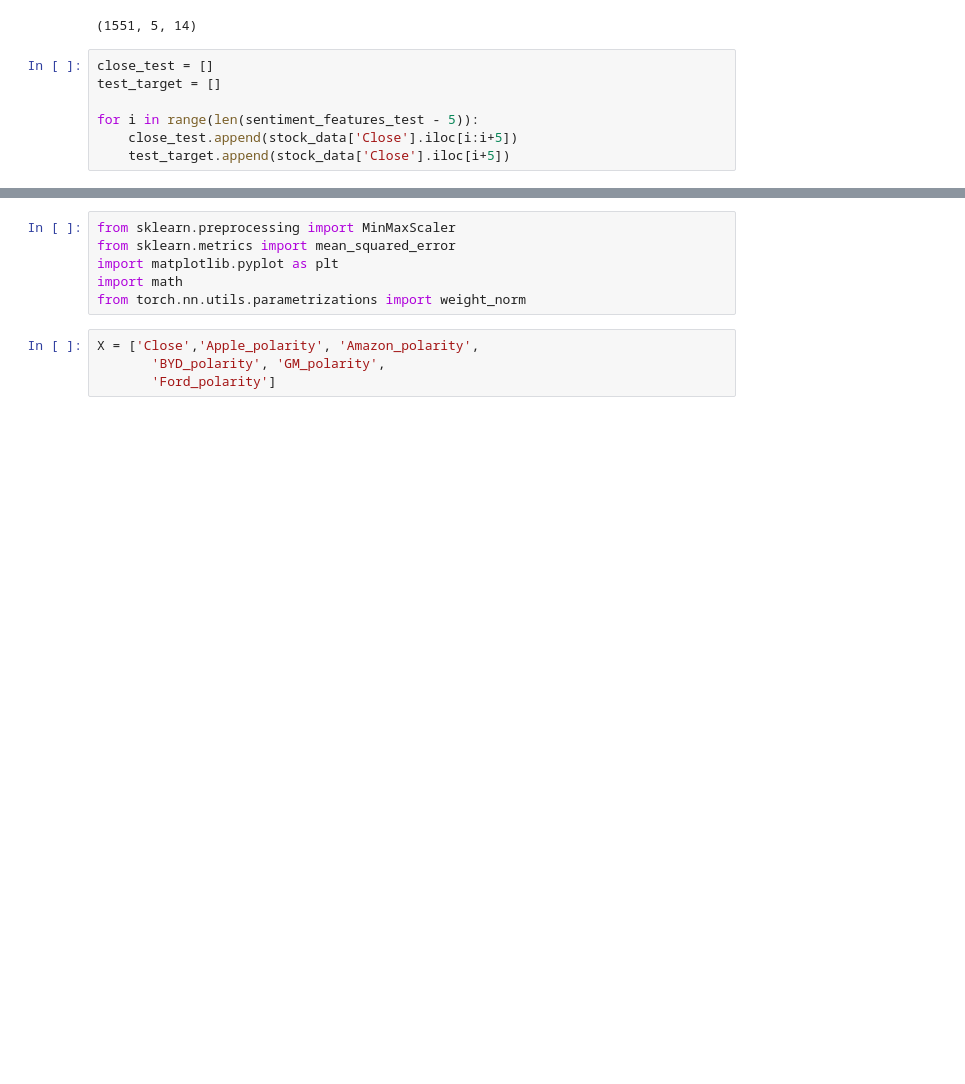
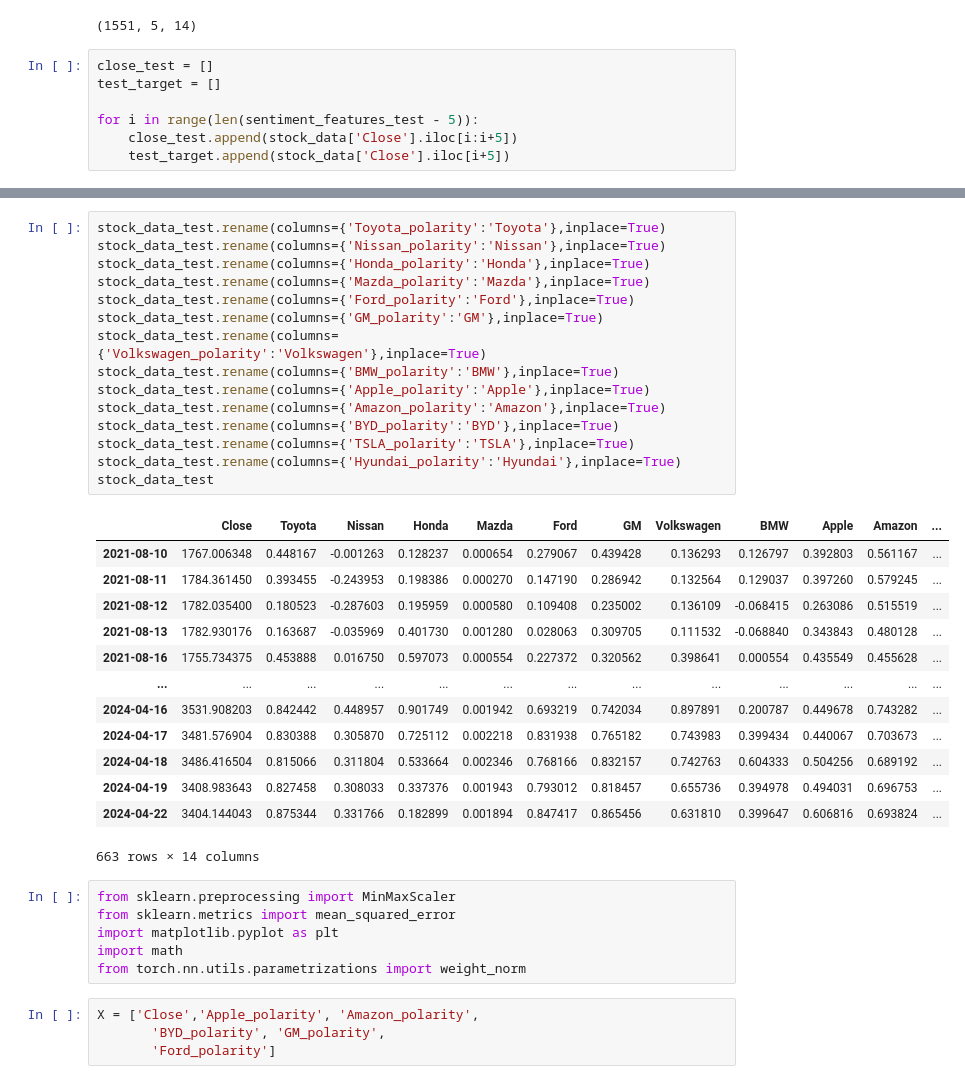
Before and after one commit to BrandonChen34567/A-Novel-Sentiment-Correlation-based-Method-and-Dual-Transformer-Model-for-Stock-Price-Prediction, a Jupyter notebook: Code/Main.ipynb, the cells around one changed output, grey strips where cells are left out. Cells and saved outputs as stored; diff of their text form; blank space fills up the shorter version.

```diff
--- a/Code/Main.ipynb
+++ b/Code/Main.ipynb
@@ -662,4 +670,33 @@ stock_data_test
 663 rows × 14 columns
+# %%
+stock_data_test.rename(columns={'Toyota_polarity':'Toyota'},inplace=True)
+stock_data_test.rename(columns={'Nissan_polarity':'Nissan'},inplace=True)
+stock_data_test.rename(columns={'Honda_polarity':'Honda'},inplace=True)
+stock_data_test.rename(columns={'Mazda_polarity':'Mazda'},inplace=True)
+stock_data_test.rename(columns={'Ford_polarity':'Ford'},inplace=True)
+stock_data_test.rename(columns={'GM_polarity':'GM'},inplace=True)
+stock_data_test.rename(columns={'Volkswagen_polarity':'Volkswagen'},inplace=True)
+stock_data_test.rename(columns={'BMW_polarity':'BMW'},inplace=True)
+stock_data_test.rename(columns={'Apple_polarity':'Apple'},inplace=True)
+stock_data_test.rename(columns={'Amazon_polarity':'Amazon'},inplace=True)
+stock_data_test.rename(columns={'BYD_polarity':'BYD'},inplace=True)
+stock_data_test.rename(columns={'TSLA_polarity':'TSLA'},inplace=True)
+stock_data_test.rename(columns={'Hyundai_polarity':'Hyundai'},inplace=True)
+stock_data_test
+# %% [output]
+|  | Close | Toyota | Nissan | Honda | Mazda | Ford | GM | Volkswagen | BMW | Apple | Amazon | ... |
+| 2021-08-10 | 1767.006348 | 0.448167 | -0.001263 | 0.128237 | 0.000654 | 0.279067 | 0.439428 | 0.136293 | 0.126797 | 0.392803 | 0.561167 | ... |
+| 2021-08-11 | 1784.361450 | 0.393455 | -0.243953 | 0.198386 | 0.000270 | 0.147190 | 0.286942 | 0.132564 | 0.129037 | 0.397260 | 0.579245 | ... |
+| 2021-08-12 | 1782.035400 | 0.180523 | -0.287603 | 0.195959 | 0.000580 | 0.109408 | 0.235002 | 0.136109 | -0.068415 | 0.263086 | 0.515519 | ... |
+| 2021-08-13 | 1782.930176 | 0.163687 | -0.035969 | 0.401730 | 0.001280 | 0.028063 | 0.309705 | 0.111532 | -0.068840 | 0.343843 | 0.480128 | ... |
+| 2021-08-16 | 1755.734375 | 0.453888 | 0.016750 | 0.597073 | 0.000554 | 0.227372 | 0.320562 | 0.398641 | 0.000554 | 0.435549 | 0.455628 | ... |
+| ... | ... | ... | ... | ... | ... | ... | ... | ... | ... | ... | ... | ... |
+| 2024-04-16 | 3531.908203 | 0.842442 | 0.448957 | 0.901749 | 0.001942 | 0.693219 | 0.742034 | 0.897891 | 0.200787 | 0.449678 | 0.743282 | ... |
+| 2024-04-17 | 3481.576904 | 0.830388 | 0.305870 | 0.725112 | 0.002218 | 0.831938 | 0.765182 | 0.743983 | 0.399434 | 0.440067 | 0.703673 | ... |
+| 2024-04-18 | 3486.416504 | 0.815066 | 0.311804 | 0.533664 | 0.002346 | 0.768166 | 0.832157 | 0.742763 | 0.604333 | 0.504256 | 0.689192 | ... |
+| 2024-04-19 | 3408.983643 | 0.827458 | 0.308033 | 0.337376 | 0.001943 | 0.793012 | 0.818457 | 0.655736 | 0.394978 | 0.494031 | 0.696753 | ... |
+| 2024-04-22 | 3404.144043 | 0.875344 | 0.331766 | 0.182899 | 0.001894 | 0.847417 | 0.865456 | 0.631810 | 0.399647 | 0.606816 | 0.693824 | ... |
+663 rows × 14 columns
 # %%
 from sklearn.preprocessing import MinMaxScaler
 from sklearn.metrics import mean_squared_error
```
Also changed, not shown: parts of 27 cells of this notebook.
